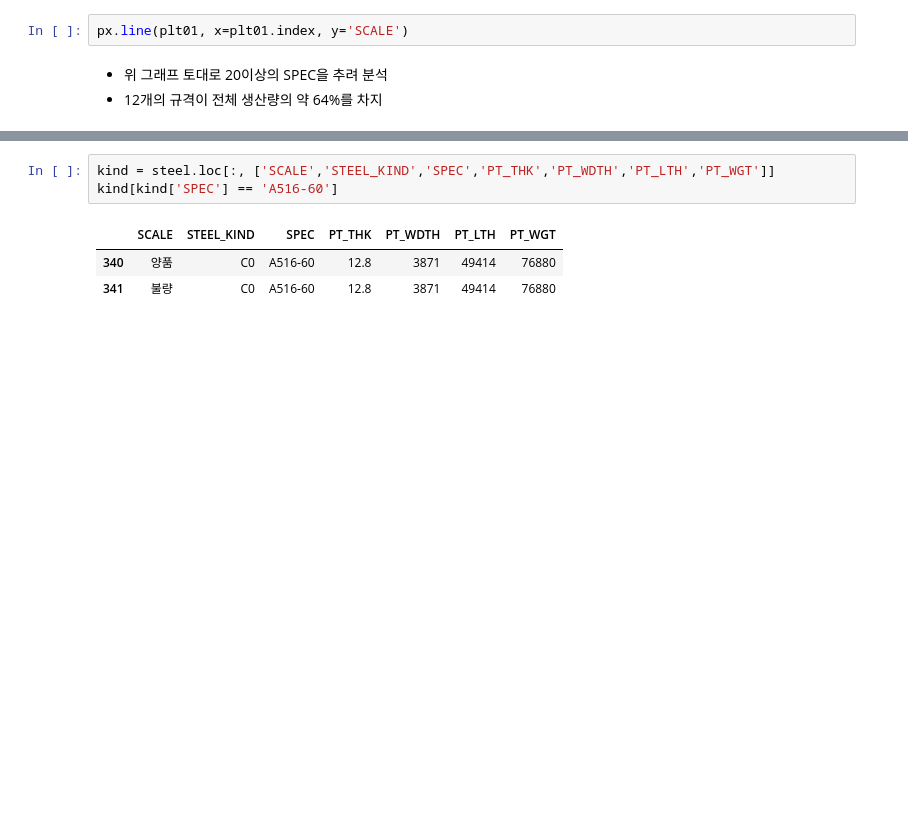
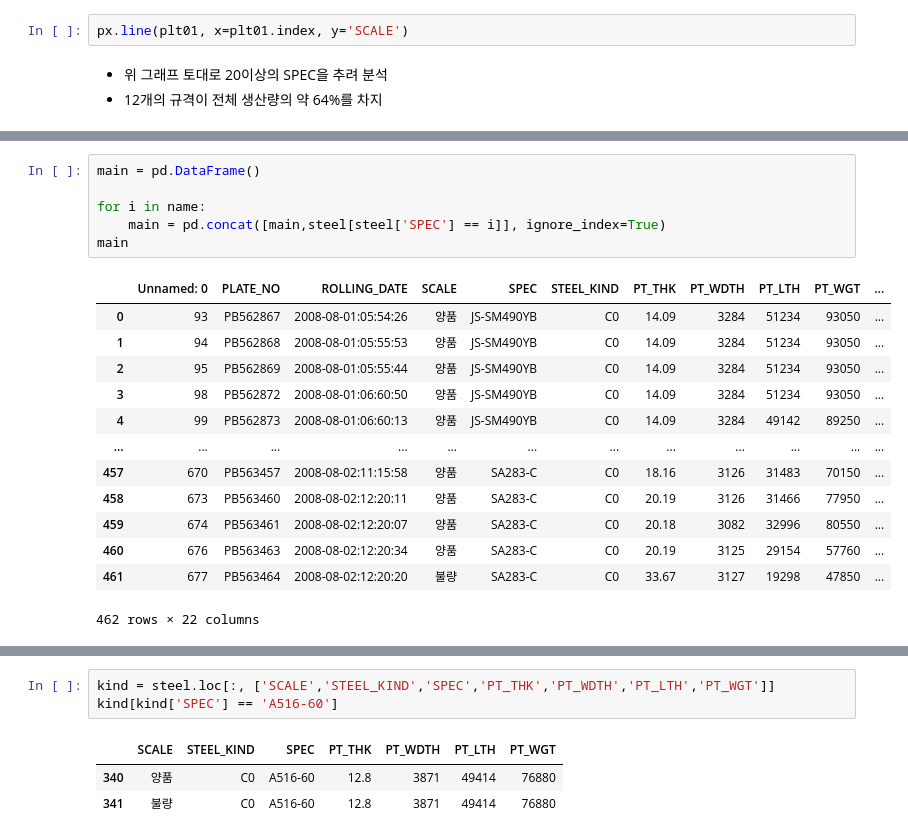
Before and after one commit to Liamns/steel_project, a Jupyter notebook: mg_project.ipynb, the cells around one changed output, grey strips where cells are left out. Cells and saved outputs as stored; diff of their text form; blank space fills up the shorter version.

```diff
--- a/mg_project.ipynb
+++ b/mg_project.ipynb
@@ -106,0 +91,20 @@ KeyError: "None of [Index(['JS-SM490YB', 'LR-A', 'NV-A', 'PILAC-BT33', 'BV-EH36-
+# %%
+main = pd.DataFrame()
+
+for i in name:
+    main = pd.concat([main,steel[steel['SPEC'] == i]], ignore_index=True)
+main
+# %% [output]
+|  | Unnamed: 0 | PLATE_NO | ROLLING_DATE | SCALE | SPEC | STEEL_KIND | PT_THK | PT_WDTH | PT_LTH | PT_WGT | ... |
+| 0 | 93 | PB562867 | 2008-08-01:05:54:26 | 양품 | JS-SM490YB | C0 | 14.09 | 3284 | 51234 | 93050 | ... |
+| 1 | 94 | PB562868 | 2008-08-01:05:55:53 | 양품 | JS-SM490YB | C0 | 14.09 | 3284 | 51234 | 93050 | ... |
+| 2 | 95 | PB562869 | 2008-08-01:05:55:44 | 양품 | JS-SM490YB | C0 | 14.09 | 3284 | 51234 | 93050 | ... |
+| 3 | 98 | PB562872 | 2008-08-01:06:60:50 | 양품 | JS-SM490YB | C0 | 14.09 | 3284 | 51234 | 93050 | ... |
+| 4 | 99 | PB562873 | 2008-08-01:06:60:13 | 양품 | JS-SM490YB | C0 | 14.09 | 3284 | 49142 | 89250 | ... |
+| ... | ... | ... | ... | ... | ... | ... | ... | ... | ... | ... | ... |
+| 457 | 670 | PB563457 | 2008-08-02:11:15:58 | 양품 | SA283-C | C0 | 18.16 | 3126 | 31483 | 70150 | ... |
+| 458 | 673 | PB563460 | 2008-08-02:12:20:11 | 양품 | SA283-C | C0 | 20.19 | 3126 | 31466 | 77950 | ... |
+| 459 | 674 | PB563461 | 2008-08-02:12:20:07 | 양품 | SA283-C | C0 | 20.18 | 3082 | 32996 | 80550 | ... |
+| 460 | 676 | PB563463 | 2008-08-02:12:20:34 | 양품 | SA283-C | C0 | 20.19 | 3125 | 29154 | 57760 | ... |
+| 461 | 677 | PB563464 | 2008-08-02:12:20:20 | 불량 | SA283-C | C0 | 33.67 | 3127 | 19298 | 47850 | ... |
+462 rows × 22 columns
```
Also changed, not shown: parts of 10 cells of this notebook.
